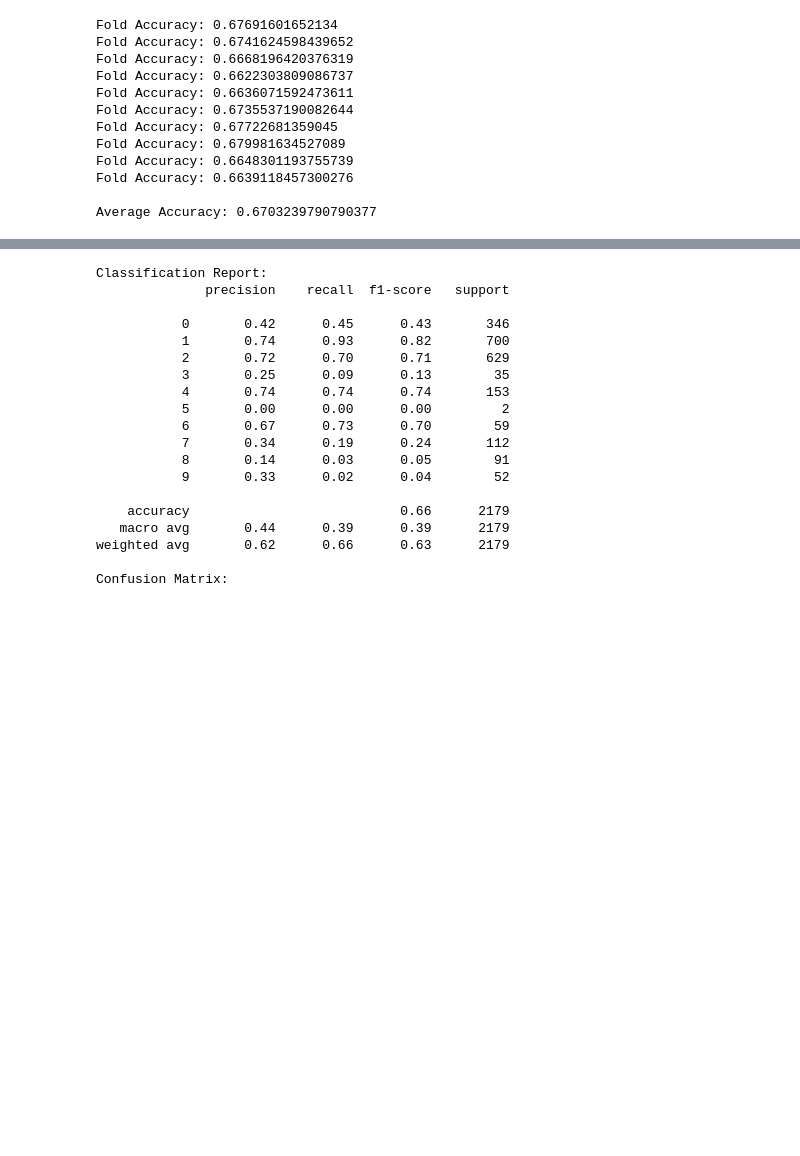
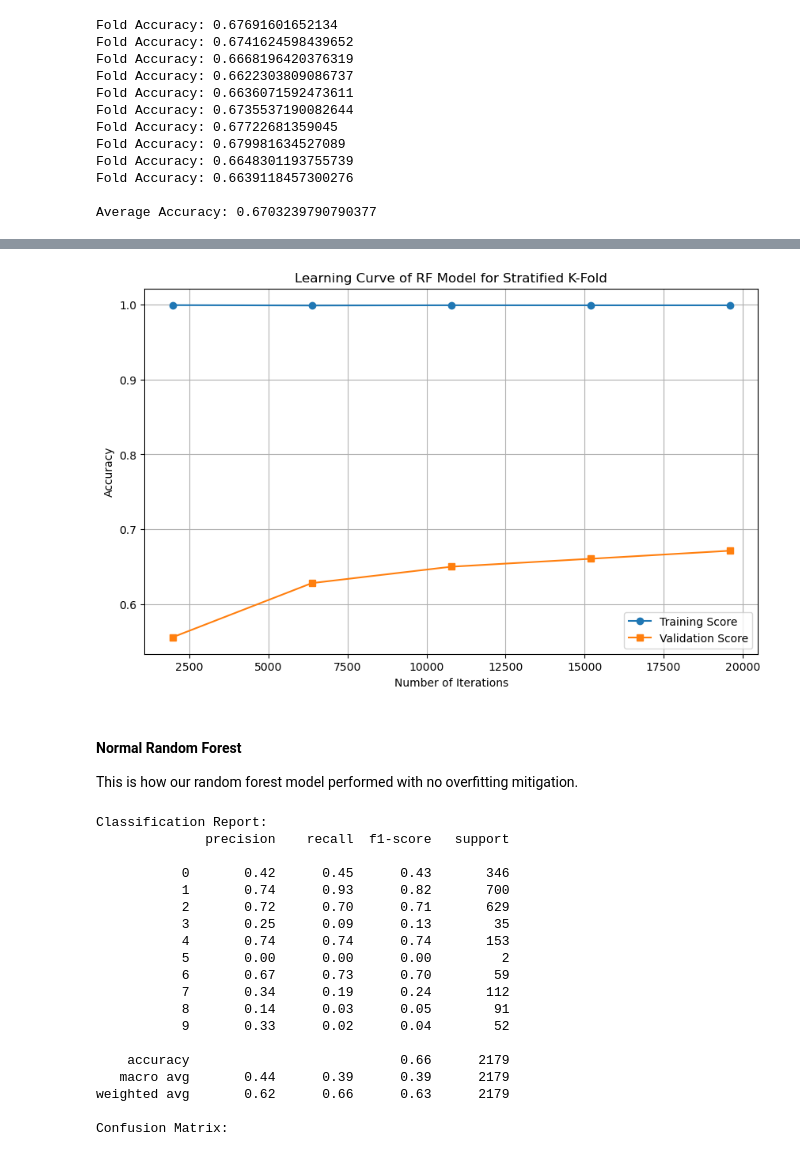
Before and after one commit to gfernan5/galaxy_classifier, a Jupyter notebook: galaxy_classifier.ipynb, the cells around one changed output, grey strips where cells are left out. Saved outputs shown, nothing was run; the diff lists cells and outputs as text; code cells hidden in the pictures; blank space fills up the shorter version.

```diff
--- a/galaxy_classifier.ipynb
+++ b/galaxy_classifier.ipynb
@@ -258,3 +290,19 @@ test_scores_std = test_scores.std(axis=1)
+# %%
+# Plot
+plt.figure(figsize=(10, 6))
+plt.plot(train_sizes, train_scores_mean, label="Training Score", marker='o')
+plt.plot(train_sizes, test_scores_mean, label="Validation Score", marker='s')
+plt.title("Learning Curve of RF Model for Stratified K-Fold")
+plt.xlabel("Number of Iterations")
+plt.ylabel("Accuracy")
+plt.legend()
+plt.grid(True)
+plt.show()
+# %% [output]
+[figure, added]
+# %% [markdown]
+#### Normal Random Forest
+This is how our random forest model performed with no overfitting mitigation.
 # %%
 # Non-Mititgated Data
 
```
Also changed, not shown: parts of 15 cells of this notebook.
